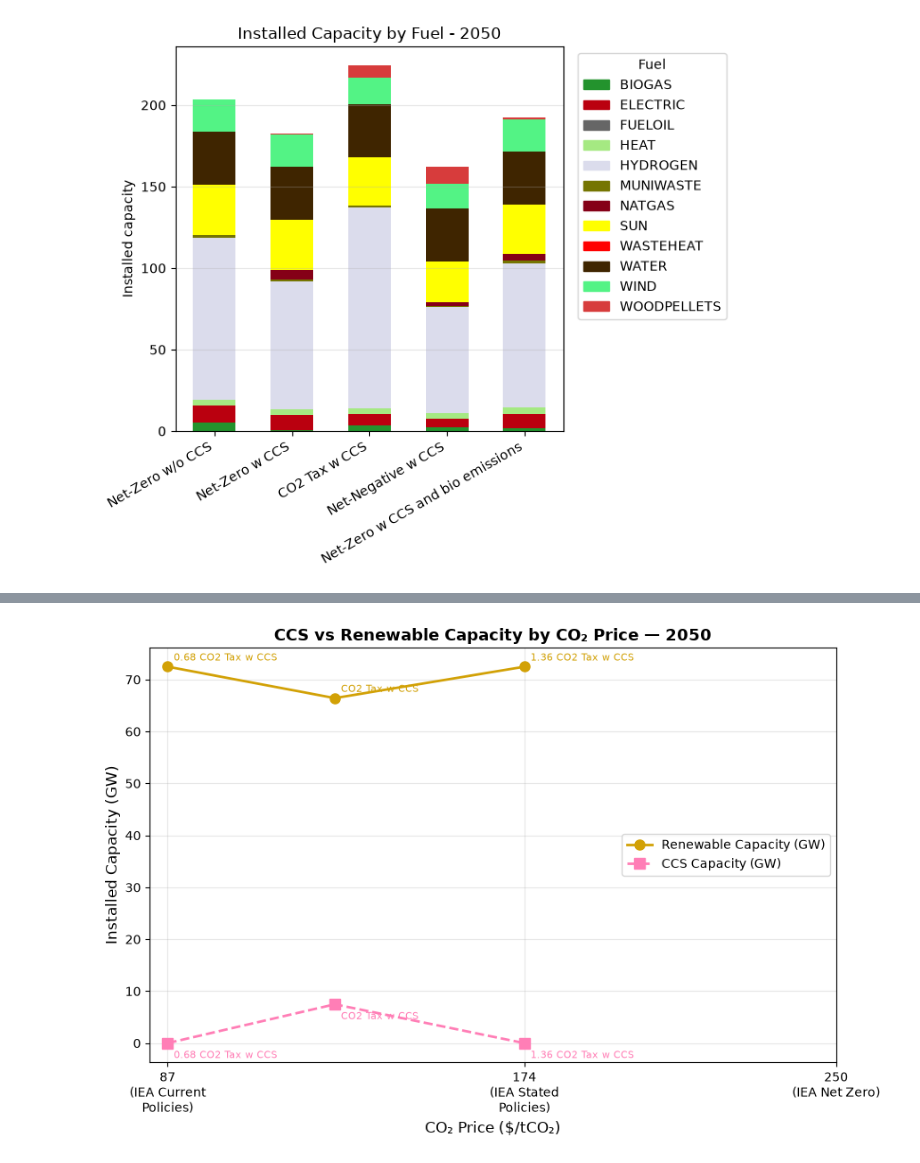
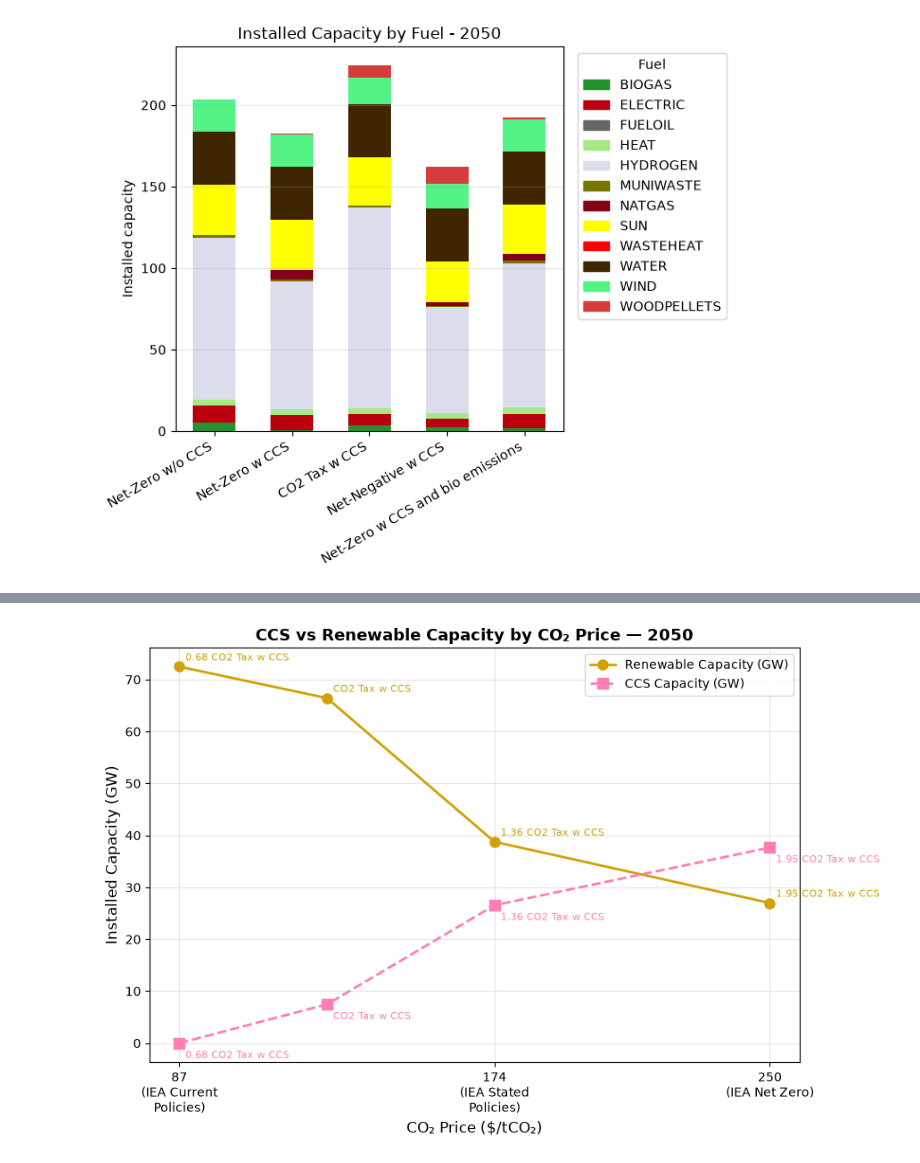
Before and after one commit to mariajosseu/ccs_balmorel_project, a Jupyter notebook: examples/PostProcessing.ipynb, the cells around one changed output, grey strips where cells are left out. Drawn from its saved outputs; the diff is of its cells as text; code cells hidden in the pictures.

```diff
--- a/examples/PostProcessing.ipynb
+++ b/examples/PostProcessing.ipynb
@@ -55,6 +55,7 @@ res = MainResults(files=['MainResults_NZwoCCS_v2.gdx',
                         'MainResults_CO2TaxwCCS_S26.gdx',
                         'MainResults_CO2TaxwCCS_S26_tax068.gdx',
                         'MainResults_CO2TaxwCCS_S26_tax136.gdx',
+                        'MainResults_CO2TaxwCCS_S26_tax195.gdx',
                         'MainResults_NNwCCS_v3.gdx',
                         'MainResults_NZwCCSBio_s26.gdx'],
                     paths=['Balmorel/02Project_NZwithoutCCS_S26/Model',
@@ -62,6 +63,7 @@ res = MainResults(files=['MainResults_NZwoCCS_v2.gdx',
                             'Balmorel/04Project_CO2TaxwCCS_S26/Model',
                             'Balmorel/04Project_CO2TaxwCCS_S26_tax068/Model',
                             'Balmorel/04Project_CO2TaxwCCS_S26_tax136/Model',
+                            'Balmorel/04Project_CO2TaxwCCS_S26_tax195/Model',
                             'Balmorel/05Project_NNwCCS_S26/Model',
                             'Balmorel/06Project_NZwCCSBio_S26/Model'],
                     scenario_names=['Net-Zero w/o CCS',
@@ -69,6 +71,7 @@ res = MainResults(files=['MainResults_NZwoCCS_v2.gdx',
                                     'CO2 Tax w CCS',
                                     '0.68 CO2 Tax w CCS',
                                     '1.36 CO2 Tax w CCS',
+                                    '1.95 CO2 Tax w CCS',
                                     'Net-Negative w CCS',
                                     'Net-Zero w CCS and bio emissions'],
                     system_directory=gams_system_directory)
@@ -187,7 +200,7 @@ co2_prices = {
     '0.68 CO2 Tax w CCS': 87,
     'CO2 Tax w CCS': 127.77,
     '1.36 CO2 Tax w CCS': 174,
-    #'CO2 Tax w CCS 1.95': 250,
+    '1.95 CO2 Tax w CCS': 250,
 }
 
 def read_ccs_generators_from_inc(inc_path):
@@ -247 +261 @@ print(results_df.to_string(index=False))
-[figure, old version]
+[figure, new version]
```
Also changed, not shown: parts of 13 cells of this notebook, 55 other files.
